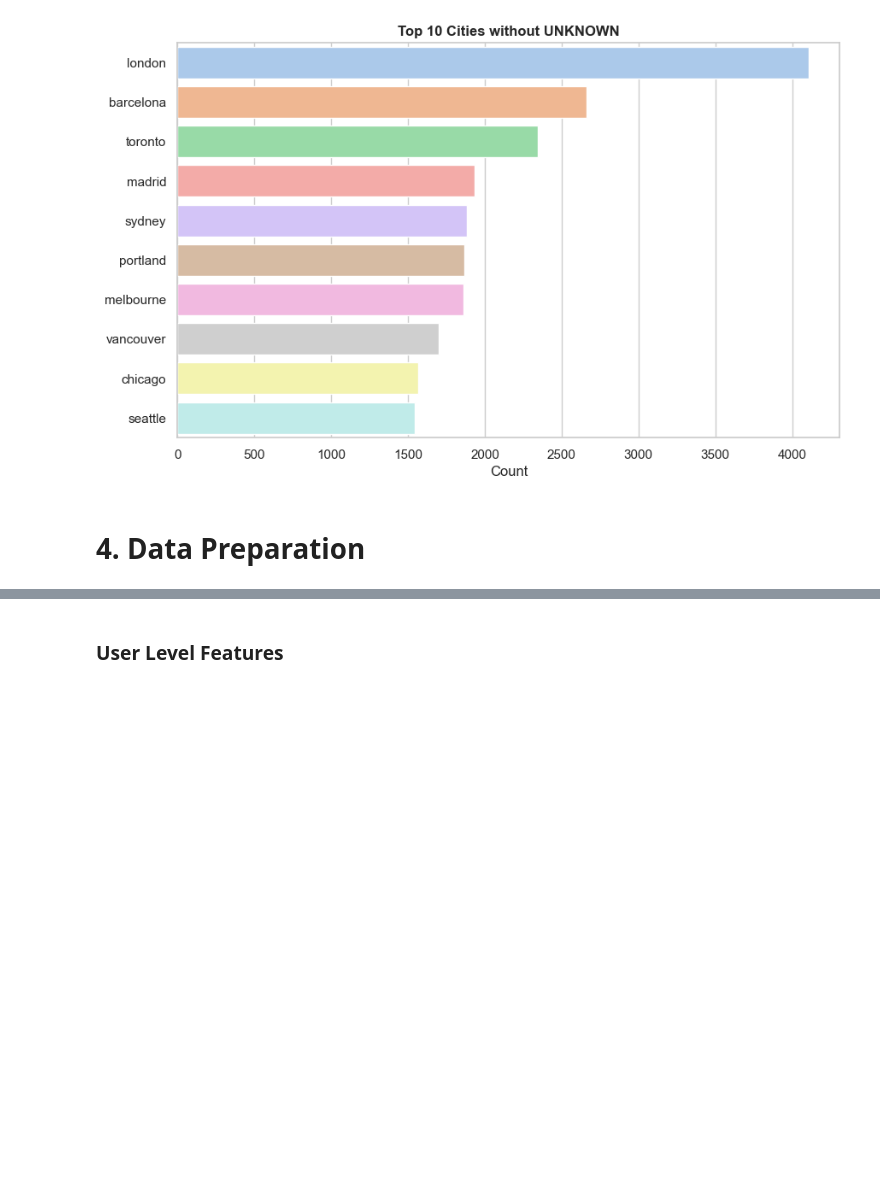
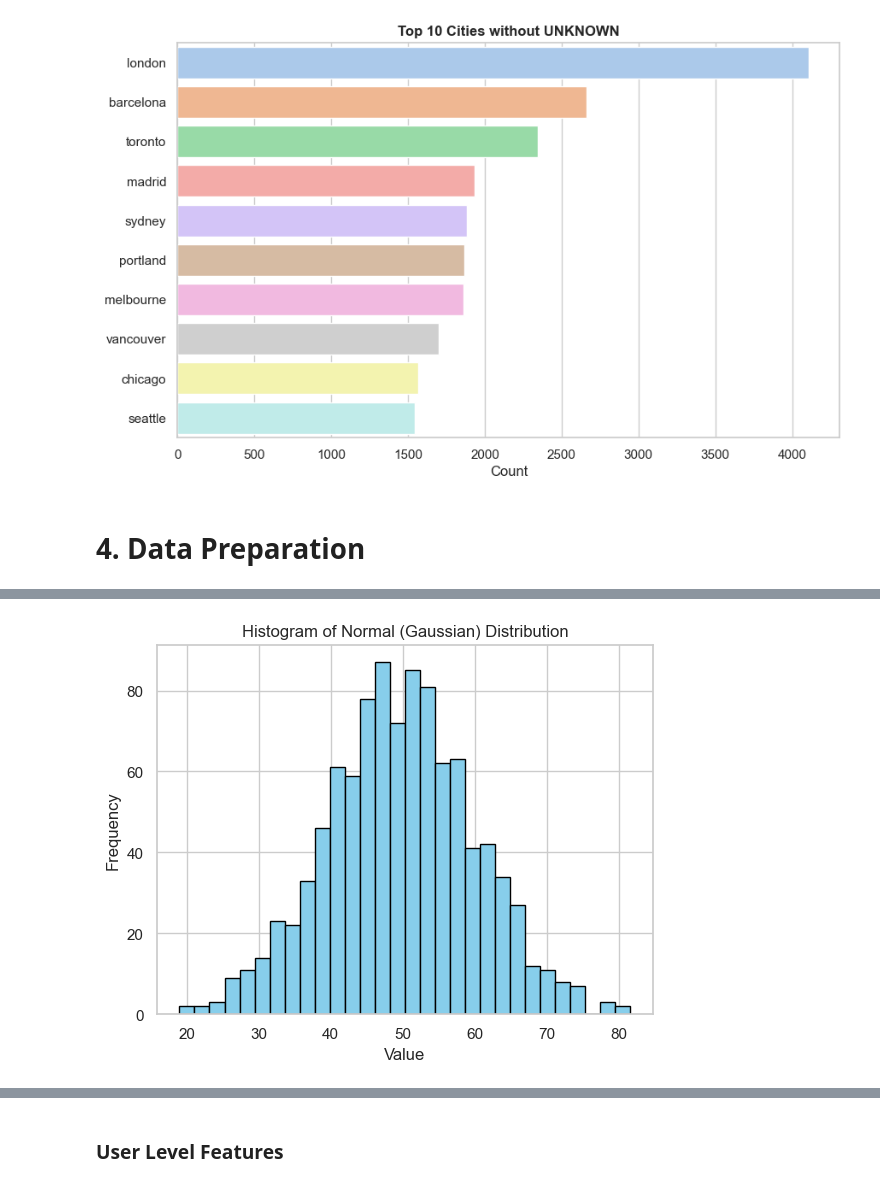
Before and after one commit to saricmilos/what-else-should-I-read, a Jupyter notebook: book_recommendation_system_eda.ipynb, the cells around one changed output, grey strips where cells are left out. Cells and saved outputs as stored; diff of their text form; code cells hidden in the pictures; blank space fills up the shorter version.

```diff
--- a/book_recommendation_system_eda.ipynb
+++ b/book_recommendation_system_eda.ipynb
@@ -1325,0 +1199,13 @@ plot_histogram(merged_df, 'year_of_publication', bins=130, title='Year of Public
+# %%
+# Generate 1000 random numbers from a normal distribution
+mu, sigma = 50, 10  # mean and standard deviation
+data = np.random.normal(mu, sigma, 1000)
+
+# Plot histogram
+plt.hist(data, bins=30, color='skyblue', edgecolor='black')
+plt.title("Histogram of Normal (Gaussian) Distribution")
+plt.xlabel("Value")
+plt.ylabel("Frequency")
+plt.show()
+# %% [output]
+[figure, added]
```
Also changed, not shown: parts of 282 cells of this notebook, 1 other file.
